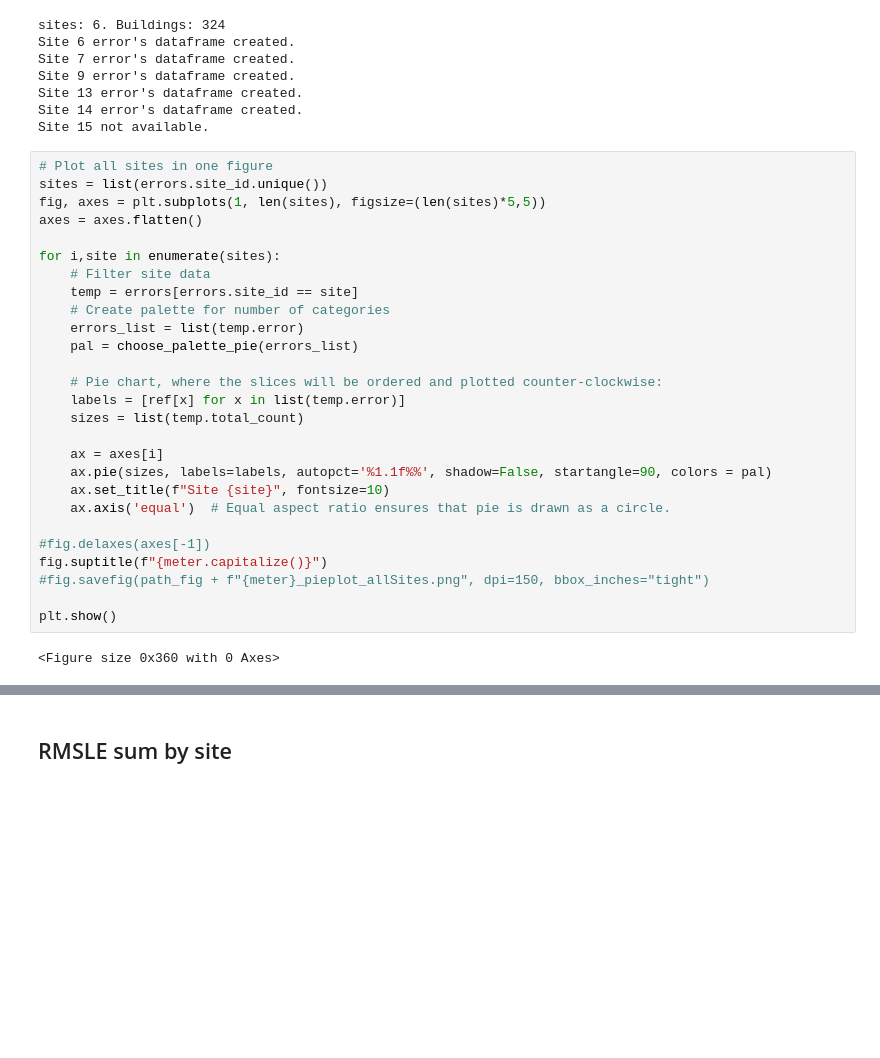
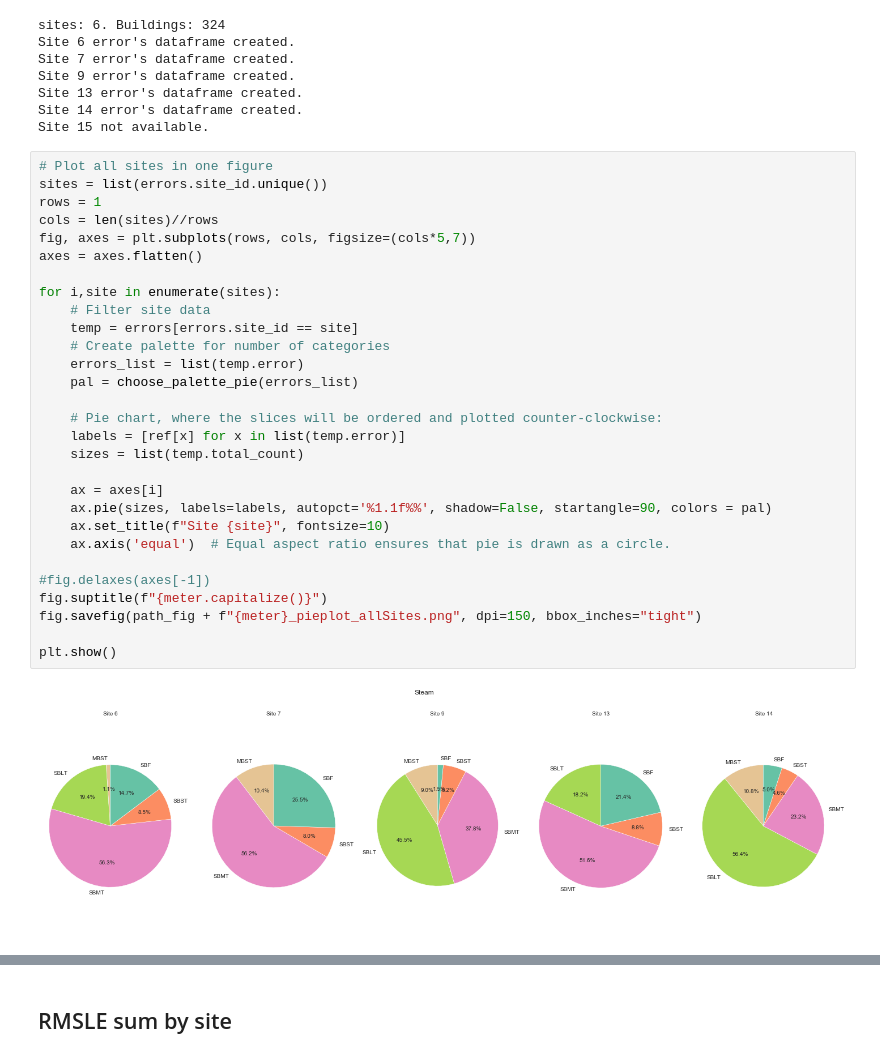
Before and after one commit to buds-lab/ashrae-great-energy-predictor-3-error-analysis, a Jupyter notebook: notebooks/09_plots-pieplots.ipynb, the cells around one changed output, grey strips where cells are left out. Saved outputs shown, nothing was run; the diff lists cells and outputs as text; blank space fills up the shorter version.

```diff
--- a/notebooks/09_plots-pieplots.ipynb
+++ b/notebooks/09_plots-pieplots.ipynb
@@ -140,32 +140,34 @@ Site 15 not available.
 # %%
 # Plot all sites in one figure
 sites = list(errors.site_id.unique())
-fig, axes = plt.subplots(1, len(sites), figsize=(len(sites)*5,5))
+rows = 1
+cols = len(sites)//rows
+fig, axes = plt.subplots(rows, cols, figsize=(cols*5,7))
 axes = axes.flatten()
 
 for i,site in enumerate(sites):
     # Filter site data
     temp = errors[errors.site_id == site]
     # Create palette for number of categories
     errors_list = list(temp.error)
     pal = choose_palette_pie(errors_list)
 
     # Pie chart, where the slices will be ordered and plotted counter-clockwise:
     labels = [ref[x] for x in list(temp.error)]
     sizes = list(temp.total_count)
 
     ax = axes[i]
     ax.pie(sizes, labels=labels, autopct='%1.1f%%', shadow=False, startangle=90, colors = pal)
     ax.set_title(f"Site {site}", fontsize=10)
     ax.axis('equal')  # Equal aspect ratio ensures that pie is drawn as a circle.
 
 #fig.delaxes(axes[-1])
 fig.suptitle(f"{meter.capitalize()}")
-#fig.savefig(path_fig + f"{meter}_pieplot_allSites.png", dpi=150, bbox_inches="tight")
+fig.savefig(path_fig + f"{meter}_pieplot_allSites.png", dpi=150, bbox_inches="tight")
 
 plt.show()
 # %% [output]
-<Figure size 0x360 with 0 Axes>
+[figure, added]
 # %%
 # Plots all meters by site
 sites = [0,1,2,3,4,5,6,7,8,9,10,11,12,13,14,15]
```
Also changed, not shown: parts of 2 cells of this notebook, 8 other files.
